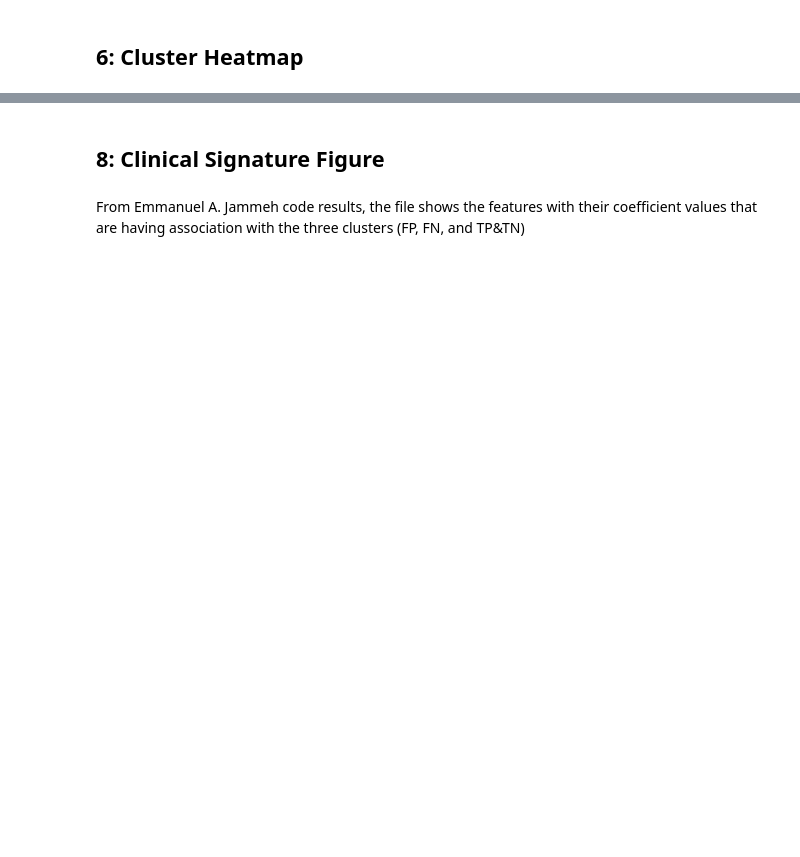
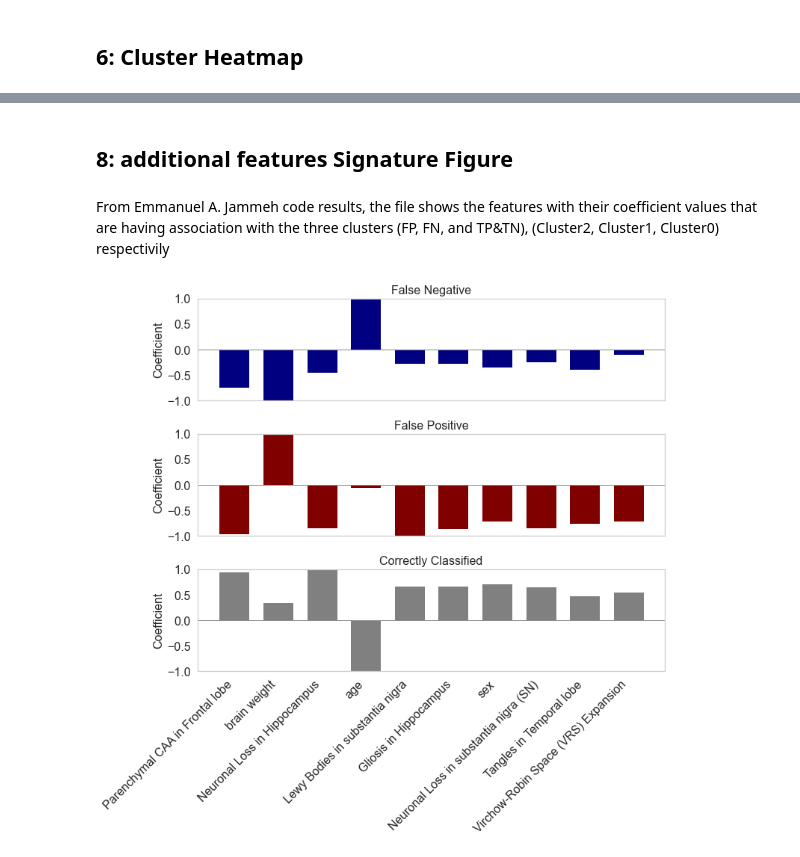
Before and after one commit to mdrajab/CFAS-ranking-code, a Jupyter notebook: python/4. CFAS Misclassified Cases for Neuropathology Features.ipynb, the cells around one changed output, grey strips where cells are left out. Drawn from its saved outputs; the diff is of its cells as text; code cells hidden in the pictures; blank space fills up the shorter version.

```diff
--- a/python/4. CFAS Misclassified Cases for Neuropathology Features.ipynb
+++ b/python/4. CFAS Misclassified Cases for Neuropathology Features.ipynb
@@ -379,53 +488,66 @@ selected_clinical
 # %% [markdown]
-## 8: Clinical Signature Figure  <a class="anchor" id="chapter8"></a>
+## 8: additional features Signature Figure  <a class="anchor" id="chapter8"></a>
 # %% [markdown]
-From Emmanuel A. Jammeh code results, the file shows the features with their coefficient values that are having association with the three clusters (FP, FN, and TP&TN)
+From Emmanuel A. Jammeh code results, the file shows the features with their coefficient values that are having association with the three clusters (FP, FN, and TP&TN), (Cluster2, Cluster1, Cluster0) respectivily
 # %%
 clinical_singnature = pd.read_csv('../data/relevant_clinical_signatures_coefficients.csv',header = 0)
-clinical_singnature['Sum'] = clinical_singnature.iloc[:,2:5].abs().sum(axis=1)
+cfas_full_dict = pd.read_excel('../data/CFAS_FULL_DICT.xlsx',header = 0)
+clinical_singnature = pd.merge(clinical_singnature, cfas_full_dict, right_on='Features', left_on='features')
+clinical_singnature
+
+numeric_cols=['Cluster0', 'Cluster1', 'Cluster2']                     # numeric features
+clinical_singnature[numeric_cols]=MinMaxScaler(feature_range=(-1, 1)).fit_transform(clinical_singnature[numeric_cols])  # transform
+
+clinical_singnature['Sum'] = clinical_singnature.iloc[:,1:4].abs().sum(axis=1)
 clinical_singnature.sort_values(by='Sum', inplace=True, ascending=False)
 clinical_singnature
+
 
 red=(0.5, 0.0, 0.0, 1.0)
 blue=(0.0, 0.0, 0.5, 1.0)
 grey=(0.5, 0.5, 0.5, 1.0)
+
 %config InlineBackend.figure_format ='retina'
 sns.set_style("whitegrid", {'axes.grid' : False})
 # plt.subplots_adjust(wspace=0.10)
 fig= plt.figure(figsize=(10,8))
 size = 16
 plt.rc('font', size=size)          # controls default text sizes
 plt.rc('axes', titlesize=size)     # fontsize of the axes title
 plt.rc('axes', labelsize=size)    # fontsize of the x and y labels
 plt.rc('ytick', labelsize=size)    # fontsize of the tick labels
 plt.rc('legend', fontsize=size)    # legend fontsize
 plt.rc('xtick', labelsize=size)    # fontsize of the tick labels
+
 ax = plt.subplot(3,1,1)
-ax.bar(clinical_singnature.features, clinical_singnature.Cluster1, width=0.7, color=red)
-ax.axhline(y=0, color='k')
+ax.bar(clinical_singnature.features, clinical_singnature.Cluster1, width=0.7, color=blue)
+ax.axhline(y=0, color='k', linewidth=.5)
 plt.ylabel('Coefficient')
 plt.xticks(' ')
 plt.title('False Negative')
 plt.ylim(-1, 1,0.25)
 plt.tight_layout()
 
 ax = plt.subplot(3,1,2)
-ax.bar(clinical_singnature.features, clinical_singnature.Cluster2, width=0.7, color=blue)
-ax.axhline(y=0, color='k')
+ax.bar(clinical_singnature.features, clinical_singnature.Cluster2, width=0.7, color=red)
+ax.axhline(y=0, color='k', linewidth=.5)
 plt.ylabel('Coefficient')
 plt.xticks(' ')
 plt.title('False Positive')
 plt.ylim(-1, 1)
 plt.tight_layout()
 
 ax = plt.subplot(3,1,3)
 ax.bar(clinical_singnature.features, clinical_singnature.Cluster0, width=0.7, color=grey)
 plt.ylabel('Coefficient')
 plt.title('Correctly Classified')
-ax.axhline(y=0, color='k')
+ax.axhline(y=0, color='k', linewidth=.5)
 plt.tight_layout()
-plt.xticks(rotation=45, horizontalalignment="right")
+plt.xticks(clinical_singnature.features, clinical_singnature.Meaning, rotation=45, horizontalalignment="right")
 plt.ylim(-1, 1)
 
-plt.savefig('Figures/clinical_signature.png', dpi=300, bbox_inches='tight')
-plt.savefig('Figures/clinical_signature.pdf', dpi=300, bbox_inches='tight')
+
+plt.savefig('Figures/additional features signature.png', dpi=300, bbox_inches='tight')
+plt.savefig('Figures/additional features signature.pdf', dpi=300, bbox_inches='tight')
+# %% [output]
+[figure, added]
```
Also changed, not shown: parts of 23 cells of this notebook, 3 other files.
